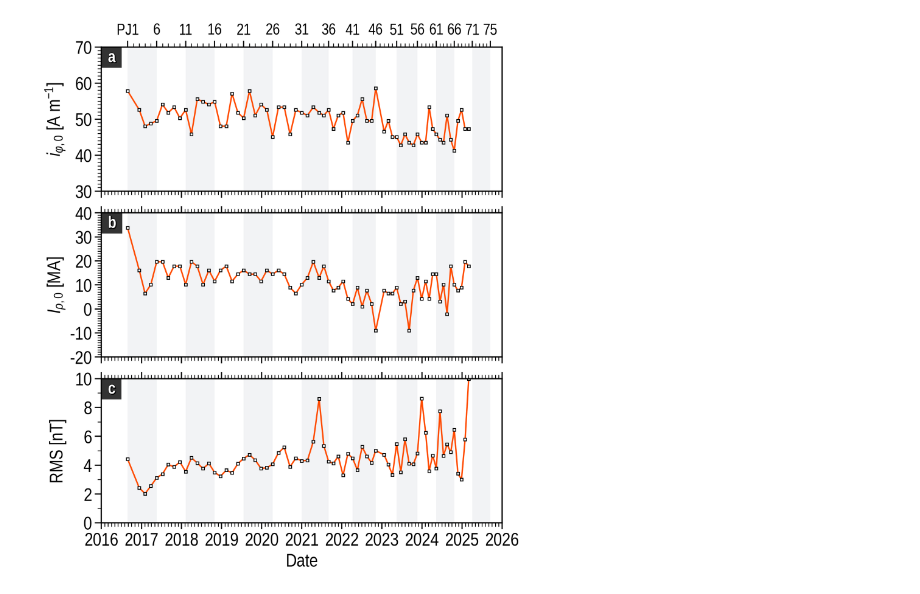
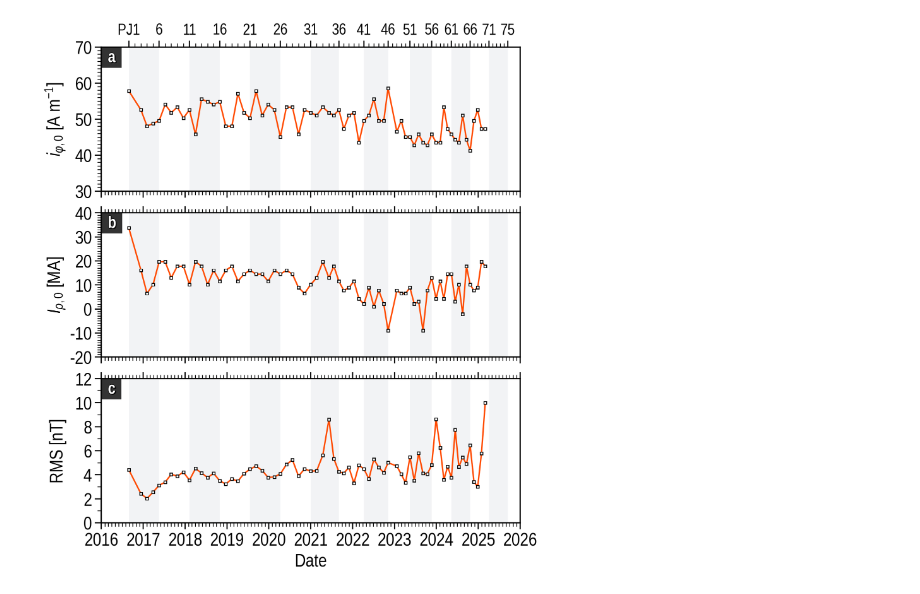
Before and after one commit to ShinnosukeSatoh/NewCurrentSheetModel, a Jupyter notebook: MAG_currentsheet_rms_3.ipynb, the cells around one changed output. Drawn from its saved outputs; the diff is of its cells as text; code cells hidden in the pictures.

```diff
--- a/MAG_currentsheet_rms_3.ipynb
+++ b/MAG_currentsheet_rms_3.ipynb
@@ -257,7 +259,7 @@ F = ShareXaxis()
 F.fontsize = 22
 F.fontname = 'Liberation Sans Narrow'
 
-F.set_figparams(nrows=3, figsize=(8.0, 9.0), dpi='L')
+F.set_figparams(nrows=3, figsize=(8.3, 9.0), dpi='L')
 F.hspace = 0.15
 F.initialize()
 
@@ -301,9 +303,9 @@ F.set_yaxis(ax_idx=1,
             minor_num=10,)
 F.set_yaxis(ax_idx=2,
             label=r'RMS [nT]',
-            min=0.0, max=10,
-            ticks=np.arange(0, 10+1, 2),
-            ticklabels=np.arange(0, 10+1, 2),
+            min=0.0, max=12,
+            ticks=np.arange(0, 12+1, 2),
+            ticklabels=np.arange(0, 12+1, 2),
             minor_num=2,)
 
 # Azimuthal current
@@ -342,31 +344,31 @@ for i in range(3):
     F.ax[i].axvspan(JUNO_PJ_TIMES[10], JUNO_PJ_TIMES[15],
                     fc=UC.gray, ec=None, zorder=0.5, alpha=0.10)
     F.ax[i].axvspan(JUNO_PJ_TIMES[20], JUNO_PJ_TIMES[25],
                     fc=UC.gray, ec=None, zorder=0.5, alpha=0.10)
     F.ax[i].axvspan(JUNO_PJ_TIMES[30], JUNO_PJ_TIMES[35],
                     fc=UC.gray, ec=None, zorder=0.5, alpha=0.10)
     F.ax[i].axvspan(JUNO_PJ_TIMES[40], JUNO_PJ_TIMES[45],
                     fc=UC.gray, ec=None, zorder=0.5, alpha=0.10)
     F.ax[i].axvspan(JUNO_PJ_TIMES[50], JUNO_PJ_TIMES[55],
                     fc=UC.gray, ec=None, zorder=0.5, alpha=0.10)
     F.ax[i].axvspan(JUNO_PJ_TIMES[60], JUNO_PJ_TIMES[65],
                     fc=UC.gray, ec=None, zorder=0.5, alpha=0.10)
     F.ax[i].axvspan(JUNO_PJ_TIMES[70], JUNO_PJ_TIMES[75],
                     fc=UC.gray, ec=None, zorder=0.5, alpha=0.10)
 
 """legend = F.legend(ax_idx=0,
                   ncol=2, markerscale=1.0,
                   loc='lower center',
                   handlelength=0.85,
                   textcolor=False,
                   fontsize_scale=0.65,
                   handletextpad=0.35)
 legend_shadow(legend=legend, fig=F.fig, ax=F.ax[0], d=0.7)"""
 
 # F.fig.savefig(img_savedir + '/current_terms_timeseries_linear.jpg',
 #               bbox_inches='tight')
 plt.show()
 F.close()
 plt.close()
 # %% [output]
-[figure, old version]
+[figure, new version]
```
Also changed, not shown: parts of 2 cells of this notebook, 5 other files.
